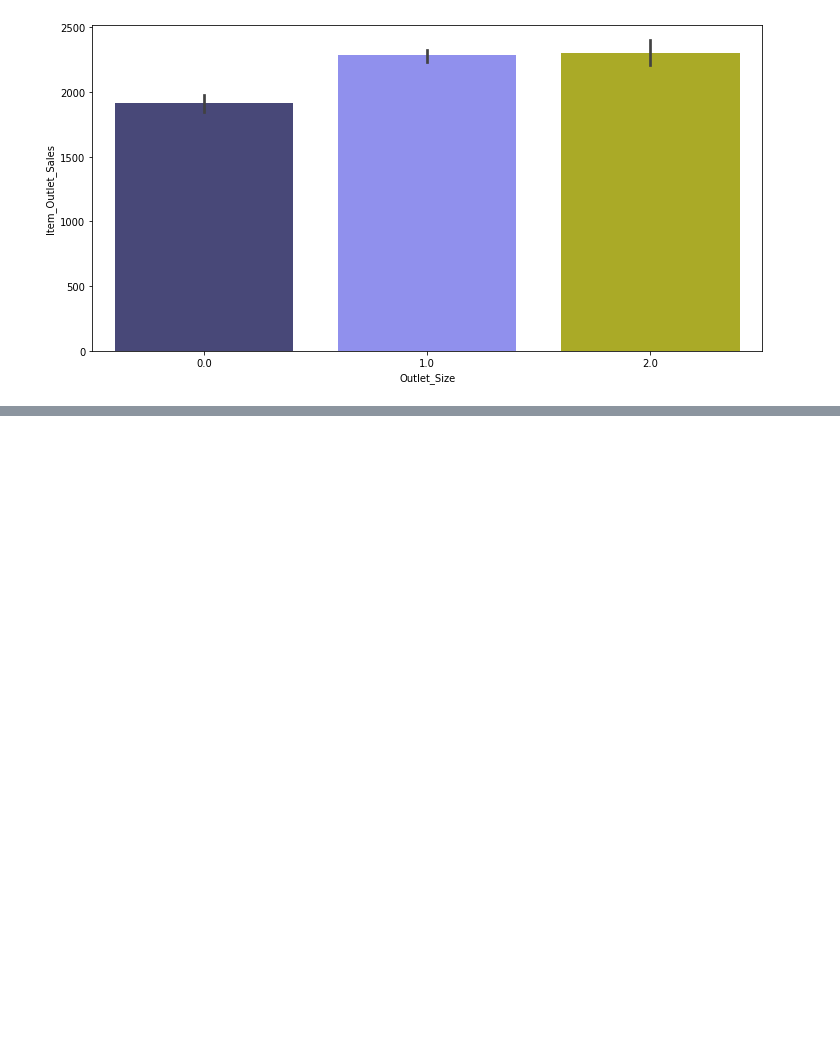
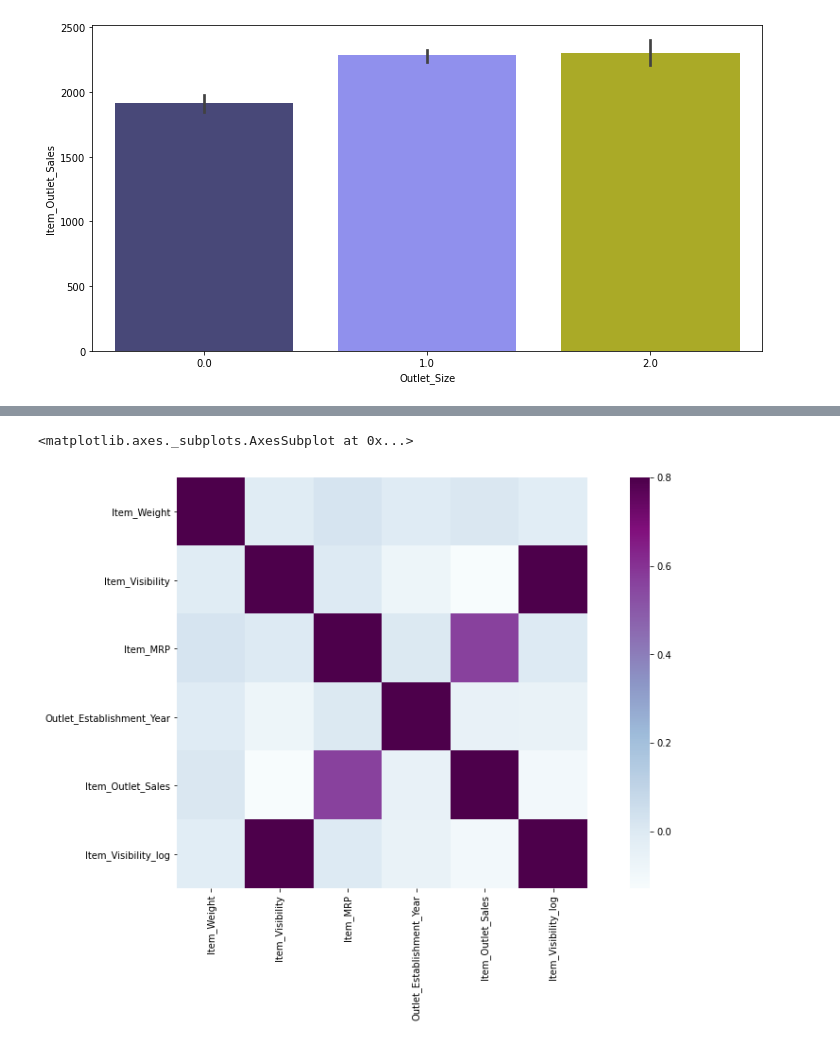
Before and after one commit to madhugupta03/Project, a Jupyter notebook: BigMart_Sales_Project.ipynb, the cells around one changed output, grey strips where cells are left out. Saved outputs shown, nothing was run; the diff lists cells and outputs as text; code cells hidden in the pictures; blank space fills up the shorter version.

```diff
--- a/BigMart_Sales_Project.ipynb
+++ b/BigMart_Sales_Project.ipynb
@@ -641,0 +654,8 @@ fig.show()
+# %%
+#Finding correlation and visualize it by heatmap
+matrix = train_data.corr()
+f,ax = plt.subplots(figsize=(16,8))
+sns.heatmap(matrix, vmax=.8, square=True, cmap="BuPu")
+# %% [output]
+<matplotlib.axes._subplots.AxesSubplot at 0x...>
+[figure, added]
```
Also changed, not shown: parts of 6 cells of this notebook.
